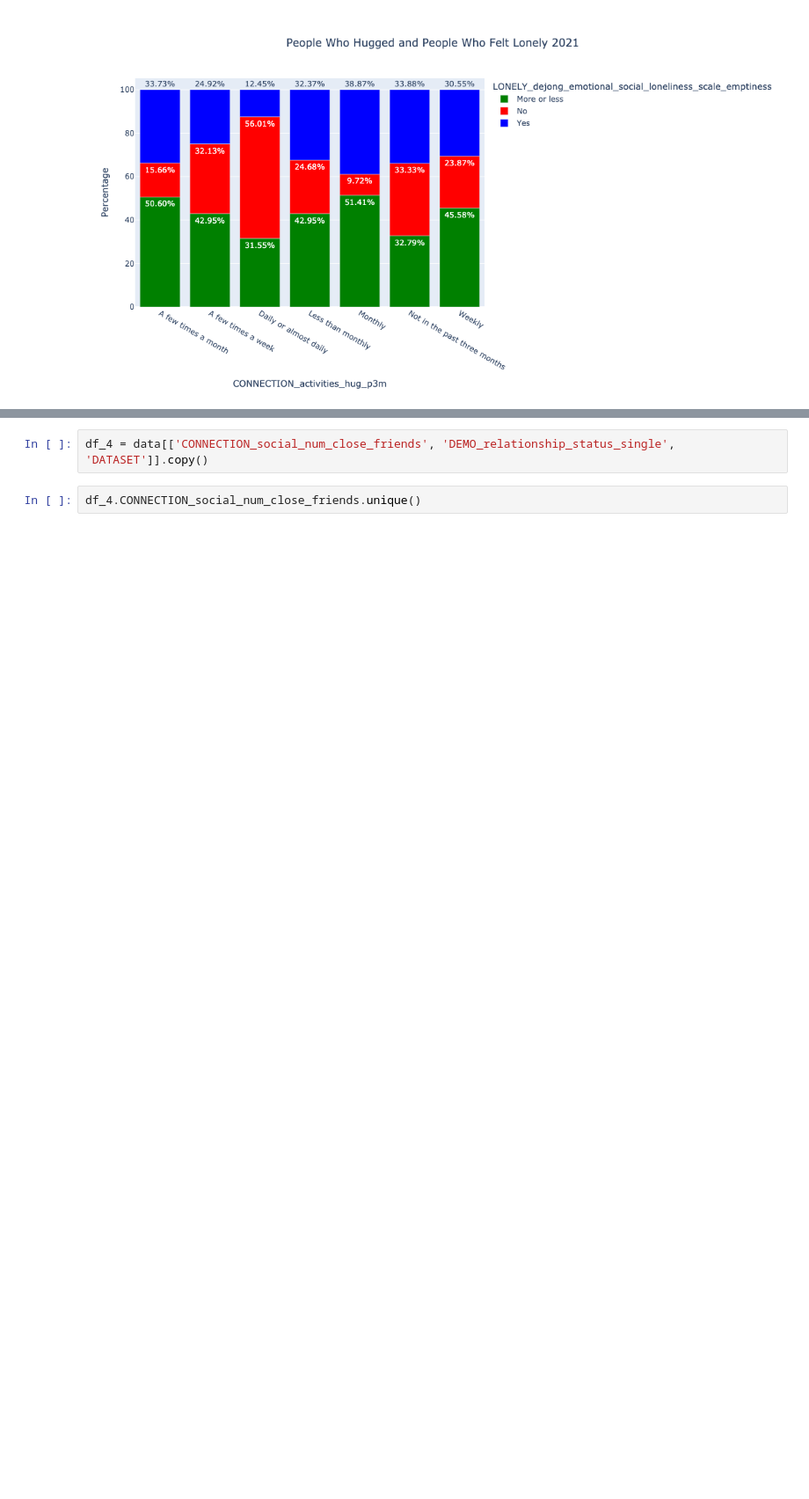
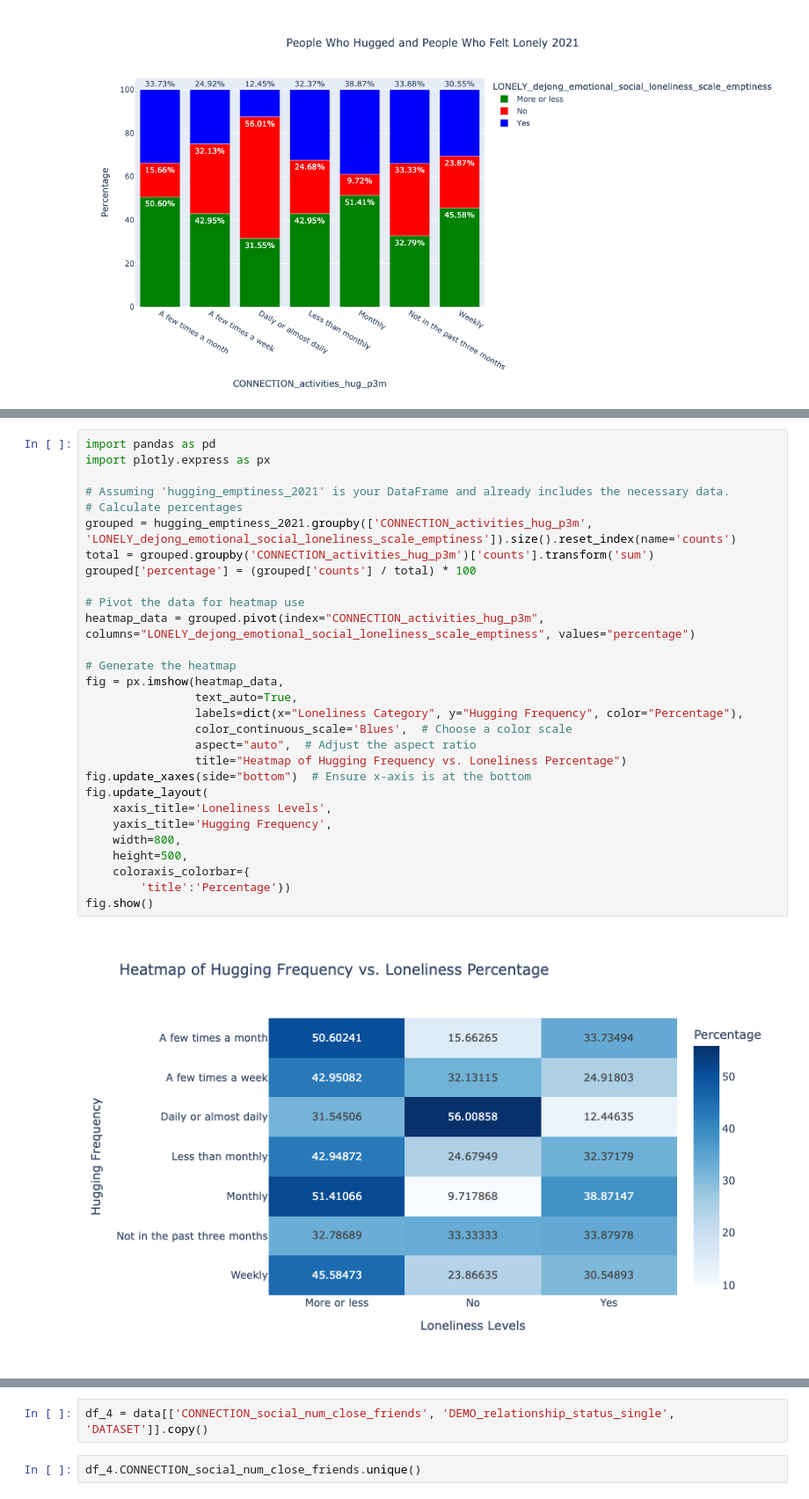
Before and after one commit to LucaPiccone/sta130, a Jupyter notebook: CP/proposal1.ipynb, the cells around one changed output, grey strips where cells are left out. Shown at 88% size. Cells and saved outputs as stored; diff of their text form; blank space fills up the shorter version.

```diff
--- a/CP/proposal1.ipynb
+++ b/CP/proposal1.ipynb
@@ -384,0 +425,31 @@ fig.show(renderer='png')
+# %%
+import pandas as pd
+import plotly.express as px
+
+# Assuming 'hugging_emptiness_2021' is your DataFrame and already includes the necessary data.
+# Calculate percentages
+grouped = hugging_emptiness_2021.groupby(['CONNECTION_activities_hug_p3m', 'LONELY_dejong_emotional_social_loneliness_scale_emptiness']).size().reset_index(name='counts')
+total = grouped.groupby('CONNECTION_activities_hug_p3m')['counts'].transform('sum')
+grouped['percentage'] = (grouped['counts'] / total) * 100
+
+# Pivot the data for heatmap use
+heatmap_data = grouped.pivot(index="CONNECTION_activities_hug_p3m", columns="LONELY_dejong_emotional_social_loneliness_scale_emptiness", values="percentage")
+
+# Generate the heatmap
+fig = px.imshow(heatmap_data,
+                text_auto=True,
+                labels=dict(x="Loneliness Category", y="Hugging Frequency", color="Percentage"),
+                color_continuous_scale='Blues',  # Choose a color scale
+                aspect="auto",  # Adjust the aspect ratio
+                title="Heatmap of Hugging Frequency vs. Loneliness Percentage")
+fig.update_xaxes(side="bottom")  # Ensure x-axis is at the bottom
+fig.update_layout(
+    xaxis_title='Loneliness Levels',
+    yaxis_title='Hugging Frequency',
+    width=800,
+    height=500,
+    coloraxis_colorbar={
+        'title':'Percentage'})
+fig.show()
+# %% [output]
+[figure, added]
```
Also changed, not shown: parts of 6 cells of this notebook.
